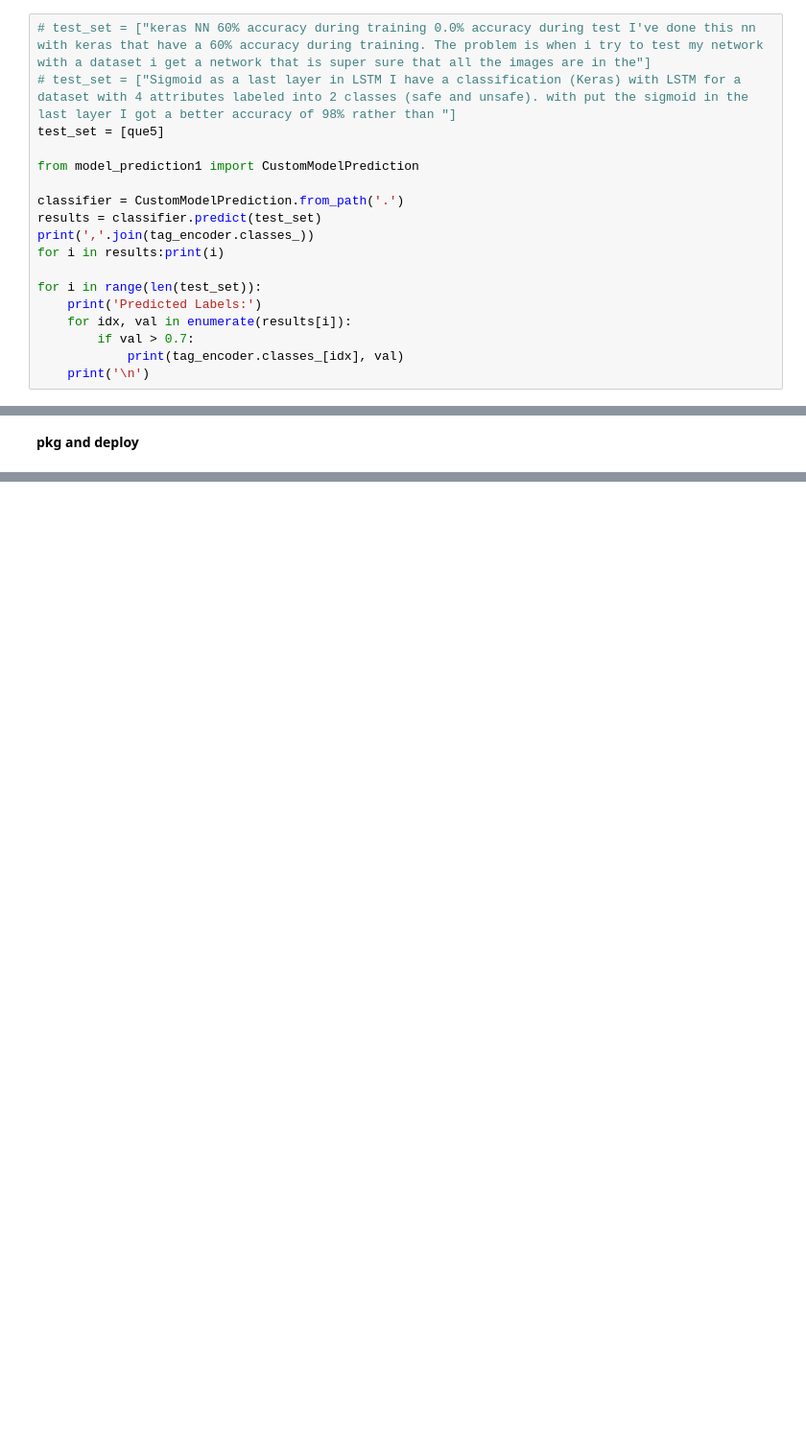
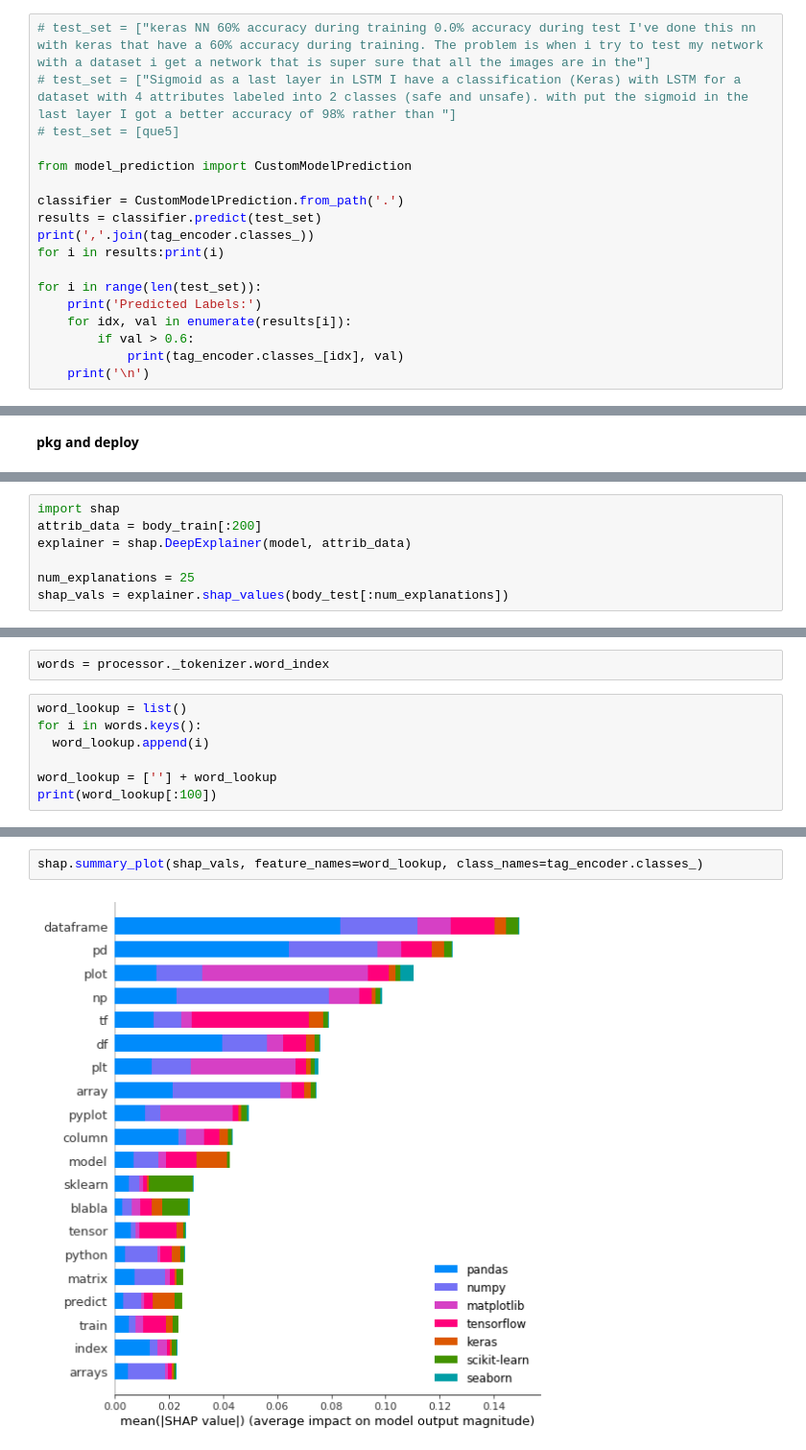
Before and after one commit to RanjitMane7/stackoverflow-que-tags, a Jupyter notebook: stackoverflow_que_tags.ipynb, the cells around one changed output, grey strips where cells are left out. Shown: that part at 96% size. Saved outputs shown, nothing was run; the diff lists cells and outputs as text; blank space fills up the shorter version.

```diff
--- a/stackoverflow_que_tags.ipynb
+++ b/stackoverflow_que_tags.ipynb
@@ -390,9 +355,9 @@ model.add(Dense(1, activation='sigmoid'))'''
 # %%
 # test_set = ["keras NN 60% accuracy during training 0.0% accuracy during test I've done this nn with keras that have a 60% accuracy during training. The problem is when i try to test my network with a dataset i get a network that is super sure that all the images are in the"]
 # test_set = ["Sigmoid as a last layer in LSTM I have a classification (Keras) with LSTM for a dataset with 4 attributes labeled into 2 classes (safe and unsafe). with put the sigmoid in the last layer I got a better accuracy of 98% rather than "]
-test_set = [que5]
+# test_set = [que5]
 
-from model_prediction1 import CustomModelPrediction
+from model_prediction import CustomModelPrediction
 
 classifier = CustomModelPrediction.from_path('.')
 results = classifier.predict(test_set)
@@ -402,7 +367,7 @@ for i in results:print(i)
 for i in range(len(test_set)):
     print('Predicted Labels:')
     for idx, val in enumerate(results[i]):
-        if val > 0.7:
+        if val > 0.6:
             print(tag_encoder.classes_[idx], val)
     print('\n')
 # %% [output]
@@ -460,0 +518,7 @@ Writing setup.py
+# %%
+import shap
+attrib_data = body_train[:200]
+explainer = shap.DeepExplainer(model, attrib_data)
+
+num_explanations = 25
+shap_vals = explainer.shap_values(body_test[:num_explanations])
@@ -460,0 +528,9 @@ Writing setup.py
+# %%
+words = processor._tokenizer.word_index
+# %%
+word_lookup = list()
+for i in words.keys():
+  word_lookup.append(i)
+
+word_lookup = [''] + word_lookup
+print(word_lookup[:100])
@@ -460,0 +539,4 @@ Writing setup.py
+# %%
+shap.summary_plot(shap_vals, feature_names=word_lookup, class_names=tag_encoder.classes_)
+# %% [output]
+[figure, added]
```
Also changed, not shown: parts of 36 cells of this notebook.
